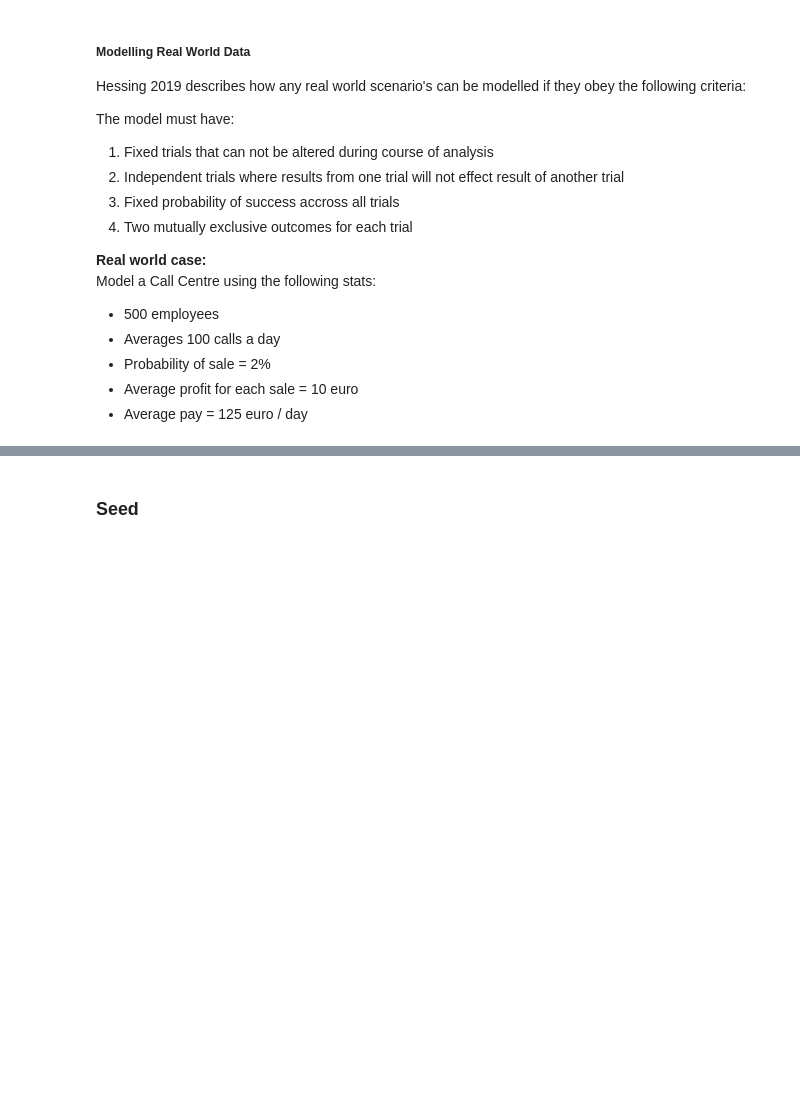
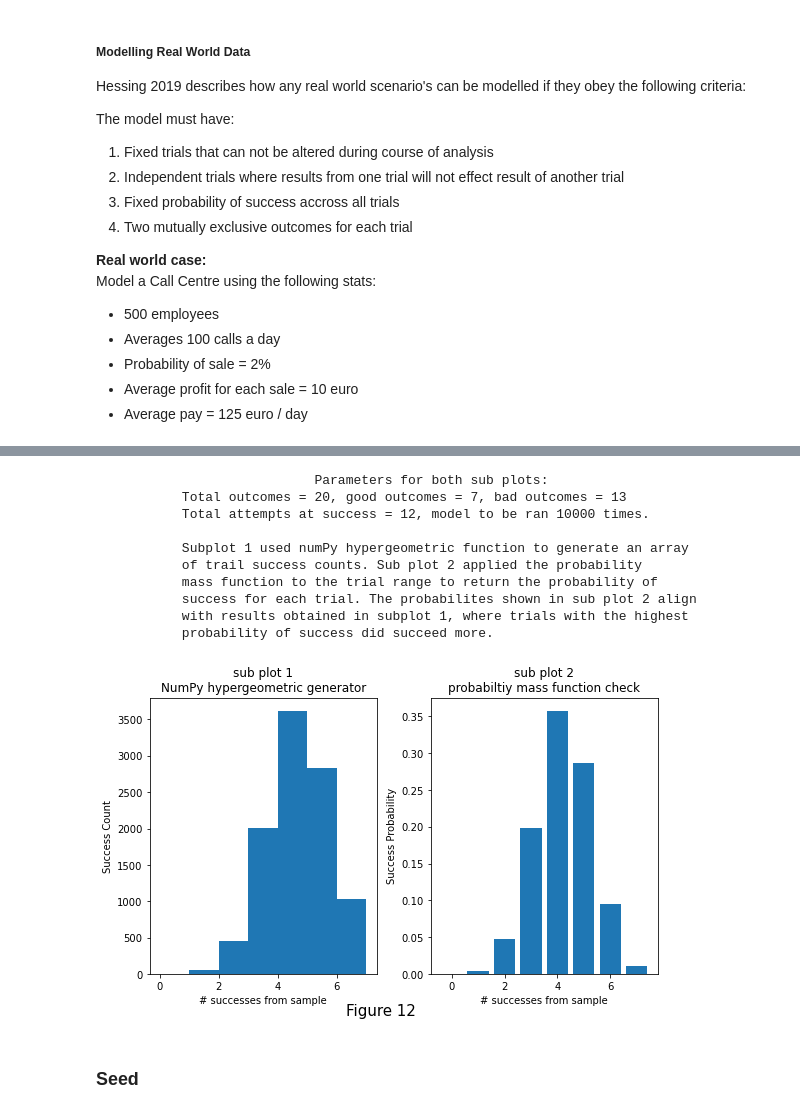
Before and after one commit to CiaranMoran27/numpy.random, a Jupyter notebook: numpy-random.ipynb, the cells around one changed output, grey strips where cells are left out. Drawn from its saved outputs; the diff is of its cells as text; code cells hidden in the pictures; blank space fills up the shorter version.

```diff
--- a/numpy-random.ipynb
+++ b/numpy-random.ipynb
@@ -602,3 +646,58 @@ plt.tight_layout();
+# %%
+# test the numPy binomial function vs. probability mass function
+    # Histogram used to model hypergeom depsite it being a discrete
+    # distribtion. (number of bins set to number successes)
+
+from scipy.stats import hypergeom
+
+# M = total object count, n = ngood
+# N = number of target drawn from total population  without replacement
+
+[M, n, N] = [20, 7, 12]
+rv_object = hypergeom(M, n, N)                       # generate hypergeom object using relevant parmaeters
+ngood_array = np.arange(0, n+1)                      # generate array for total number of good objects
+probability = rv_object.pmf(ngood_array)             # call probability mass function on hypergeom object
+
+hyperg_array = rng.hypergeometric(7, 13, 12, 10000)  # generate equivalent hyperg array using numpy
+
+fig, (ax1, ax2) = plt.subplots(1, 2, figsize = (8, 5))
+plt.figtext(0.5, 0, 'Figure 12', wrap = True, horizontalalignment = 'center', fontsize = 15);
+
+ax1.hist(hyperg_array, bins = 7)                    # plot subpot 1, numpy hist
+ax2.bar(ngood_array, probability)                    # plot subpot 2, probability comparison bar
+
+ax1.set_title('sub plot 1\nNumPy hypergeometric generator')
+ax1.set_xlabel('# successes from sample')
+ax1.set_ylabel('Success Count')
+
+ax2.set_title('sub plot 2\nprobabiltiy mass function check')
+ax2.set_xlabel('# successes from sample')
+ax2.set_ylabel('Success Probability')
+plt.tight_layout();
+
+# description for plot
+string_spacer = [' ' * 11 for i in range(12)]
+print('\n{}                 Parameters for both sub plots:\n\
+{}Total outcomes = 20, good outcomes = 7, bad outcomes = 13\n\
+{}Total attempts at success = 12, model to be ran 10000 times.\n\n\
+{}Subplot 1 used numPy hypergeometric function to generate an array\n\
+{}of trail success counts. Sub plot 2 applied the probability\n\
+{}mass function to the trial range to return the probability of\n\
+{}success for each trial. The probabilites shown in sub plot 2 align\n\
+{}with results obtained in subplot 1, where trials with the highest\n\
+{}probability of success did succeed more.\n'.format(*string_spacer))
+# %% [output]
+                            Parameters for both sub plots:
+           Total outcomes = 20, good outcomes = 7, bad outcomes = 13
+           Total attempts at success = 12, model to be ran 10000 times.
+
+           Subplot 1 used numPy hypergeometric function to generate an array
+           of trail success counts. Sub plot 2 applied the probability
+           mass function to the trial range to return the probability of
+           success for each trial. The probabilites shown in sub plot 2 align
+           with results obtained in subplot 1, where trials with the highest
+           probability of success did succeed more.
+[figure, added]
 # %% [markdown]
 ### Seed
 # %% [markdown]
```
Also changed, not shown: parts of 14 cells of this notebook.
